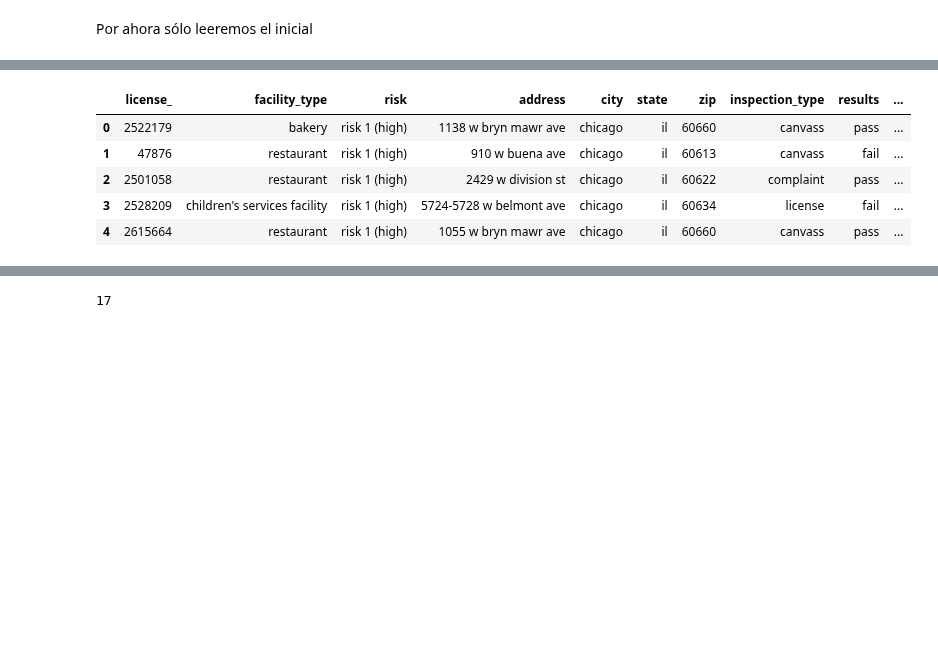
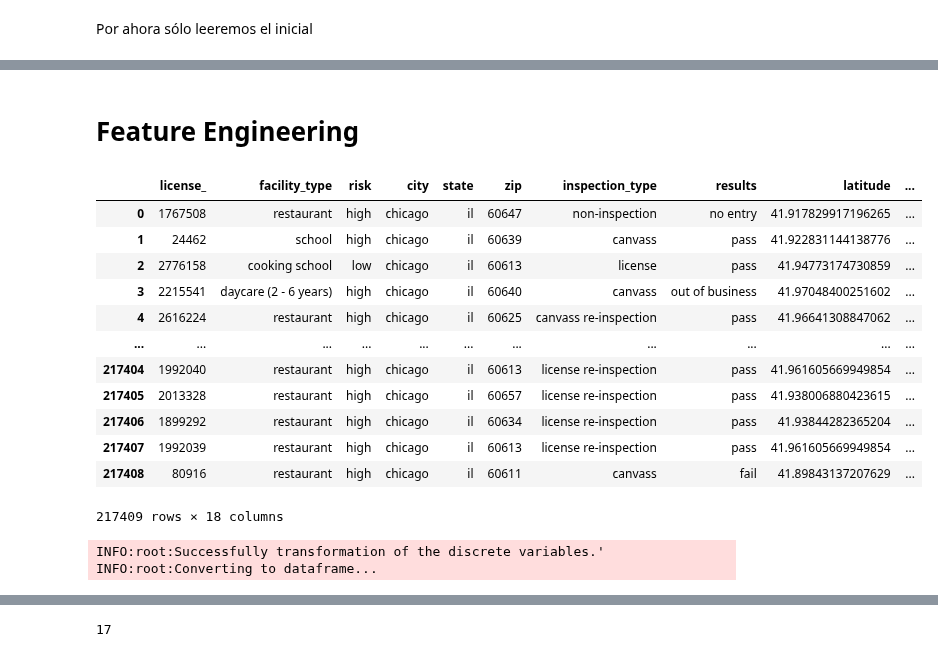
Before and after one commit to caroacostatovany/food_inspection_DPA, a Jupyter notebook: notebooks/data_processing/data_processing_Caro.ipynb, the cells around one changed output, grey strips where cells are left out. Drawn from its saved outputs; the diff is of its cells as text; code cells hidden in the pictures; blank space fills up the shorter version.

Commit message:
Agregar feature_engineering preprocessing functions y modificar requirements

```diff
--- a/notebooks/data_processing/data_processing_Caro.ipynb
+++ b/notebooks/data_processing/data_processing_Caro.ipynb
@@ -202,12 +120,26 @@ def remove_non_useful_columns(df):
+# %%
+food_df = transform_label(food_df)
+# %% [markdown]
+# Feature Engineering
+# %%
+food_df = transformate_and_aggregate_dates(L, food_df)
+# %%
+food_df = aggregate_num_violations(food_df)
 # %%
-# Por ahora no las eliminaremos
-# food_inspection_df = remove_non_useful_columns(food_inspection_df)
+food_df = remove_non_useful_columns(food_df)
-# %%
-food_inspection_df.head()
-# %% [output]
-|  | license_ | facility_type | risk | address | city | state | zip | inspection_type | results | ... |
-| 0 | 2522179 | bakery | risk 1 (high) | 1138 w bryn mawr ave | chicago | il | 60660 | canvass | pass | ... |
-| 1 | 47876 | restaurant | risk 1 (high) | 910 w buena ave | chicago | il | 60613 | canvass | fail | ... |
-| 2 | 2501058 | restaurant | risk 1 (high) | 2429 w division st | chicago | il | 60622 | complaint | pass | ... |
-| 3 | 2528209 | children's services facility | risk 1 (high) | 5724-5728 w belmont ave | chicago | il | 60634 | license | fail | ... |
-| 4 | 2615664 | restaurant | risk 1 (high) | 1055 w bryn mawr ave | chicago | il | 60660 | canvass | pass | ... |
+# %%
+food_df
+# %% [output]
+|  | license_ | facility_type | risk | city | state | zip | inspection_type | results | latitude | ... |
+| 0 | 1767508 | restaurant | high | chicago | il | 60647 | non-inspection | no entry | 41.917829917196265 | ... |
+| 1 | 24462 | school | high | chicago | il | 60639 | canvass | pass | 41.922831144138776 | ... |
+| 2 | 2776158 | cooking school | low | chicago | il | 60613 | license | pass | 41.94773174730859 | ... |
+| 3 | 2215541 | daycare (2 - 6 years) | high | chicago | il | 60640 | canvass | out of business | 41.97048400251602 | ... |
+| 4 | 2616224 | restaurant | high | chicago | il | 60625 | canvass re-inspection | pass | 41.96641308847062 | ... |
+| ... | ... | ... | ... | ... | ... | ... | ... | ... | ... | ... |
+| 217404 | 1992040 | restaurant | high | chicago | il | 60613 | license re-inspection | pass | 41.961605669949854 | ... |
+| 217405 | 2013328 | restaurant | high | chicago | il | 60657 | license re-inspection | pass | 41.938006880423615 | ... |
+| 217406 | 1899292 | restaurant | high | chicago | il | 60634 | license re-inspection | pass | 41.93844282365204 | ... |
+| 217407 | 1992039 | restaurant | high | chicago | il | 60613 | license re-inspection | pass | 41.961605669949854 | ... |
+| 217408 | 80916 | restaurant | high | chicago | il | 60611 | canvass | fail | 41.89843137207629 | ... |
+217409 rows × 18 columns
@@ -213,0 +182,5 @@ food_inspection_df.head()
+# %%
+df, X, y = feature_generation(food_df)
+# %% [output]
+INFO:root:Successfully transformation of the discrete variables.'
+INFO:root:Converting to dataframe...
```
Also changed, not shown: parts of 55 cells of this notebook, 7 other files.
